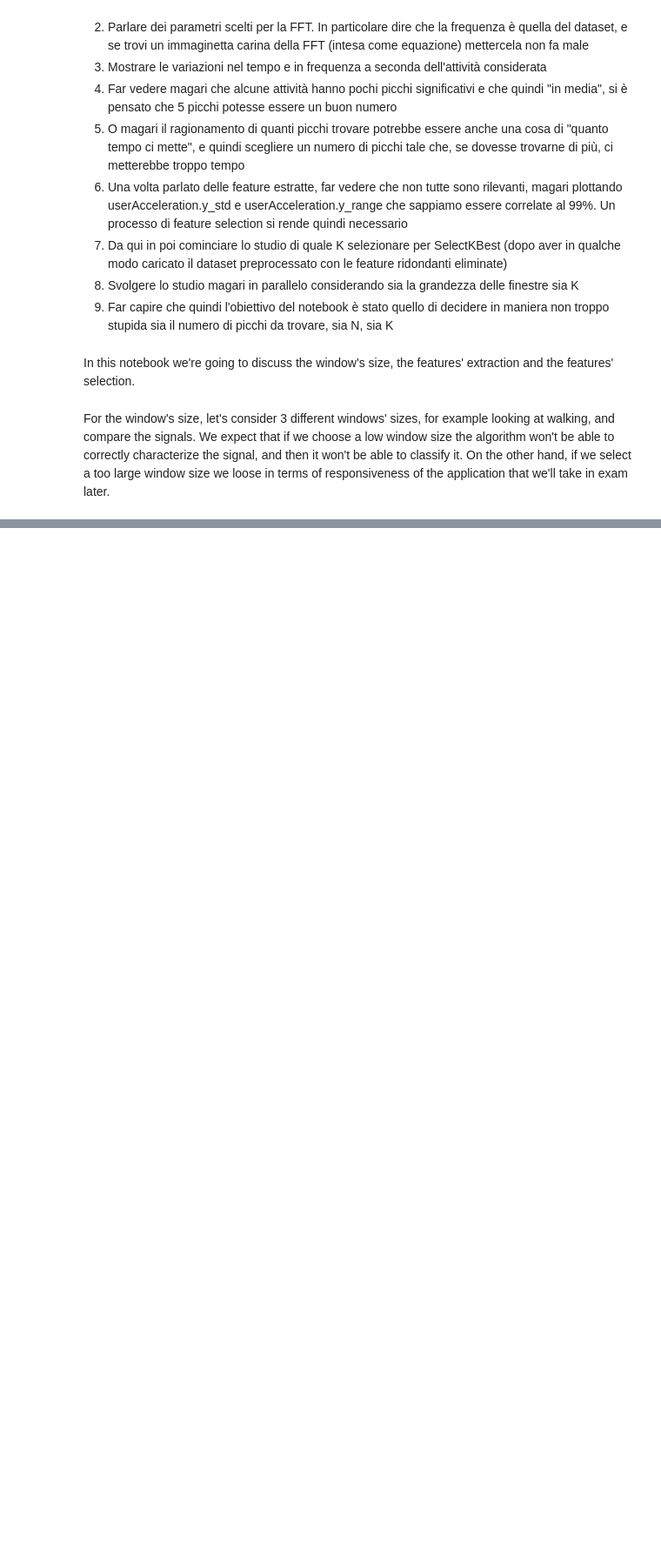
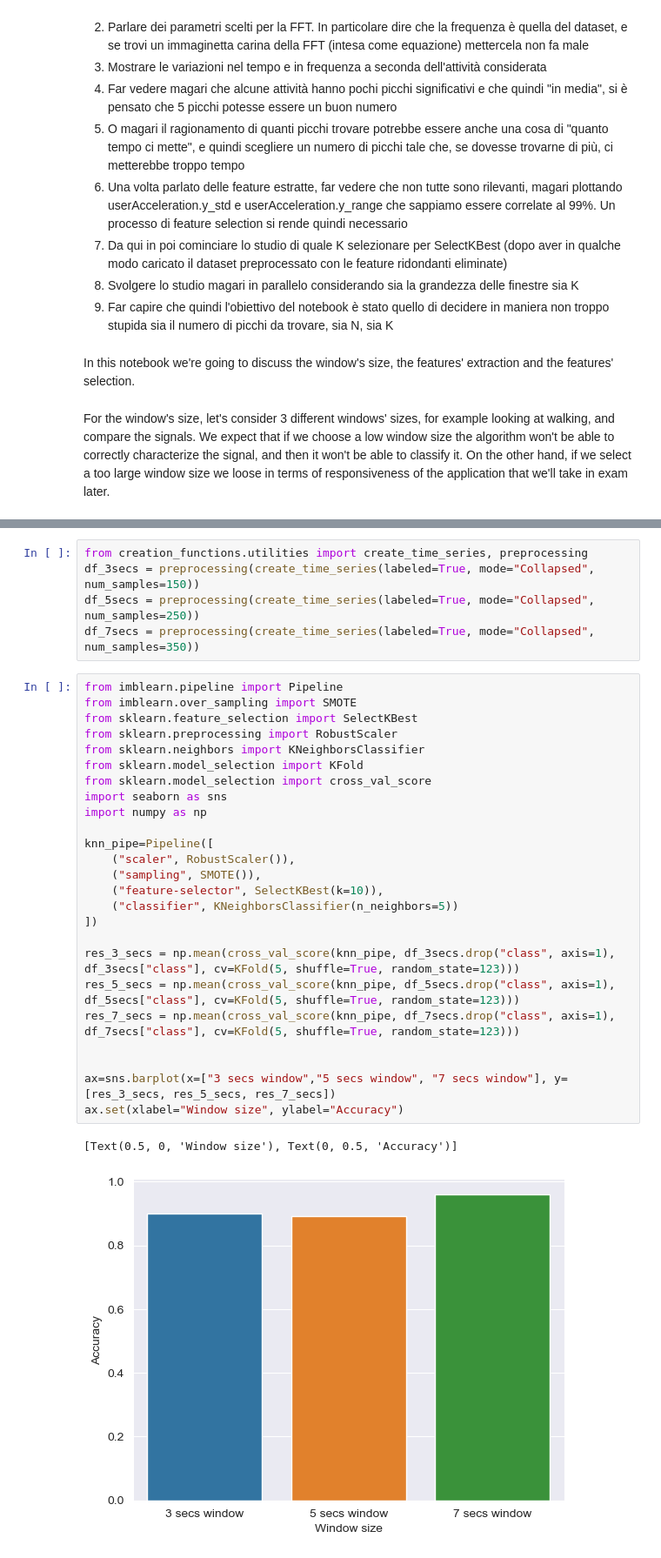
Before and after one commit to Sgazzirro/DataMiningProject, a Jupyter notebook: LavorettiFinali/feature_extraction_and_selection.ipynb, the cells around one changed output, grey strips where cells are left out. Shown at 87% size. Drawn from its saved outputs; the diff is of its cells as text; blank space fills up the shorter version.

```diff
--- a/LavorettiFinali/feature_extraction_and_selection.ipynb
+++ b/LavorettiFinali/feature_extraction_and_selection.ipynb
@@ -74,0 +98,33 @@ For the window's size, let's consider 3 different windows' sizes, for example lo
+# %%
+from creation_functions.utilities import create_time_series, preprocessing
+df_3secs = preprocessing(create_time_series(labeled=True, mode="Collapsed", num_samples=150))
+df_5secs = preprocessing(create_time_series(labeled=True, mode="Collapsed", num_samples=250))
+df_7secs = preprocessing(create_time_series(labeled=True, mode="Collapsed", num_samples=350))
+# %%
+from imblearn.pipeline import Pipeline
+from imblearn.over_sampling import SMOTE
+from sklearn.feature_selection import SelectKBest
+from sklearn.preprocessing import RobustScaler
+from sklearn.neighbors import KNeighborsClassifier
+from sklearn.model_selection import KFold
+from sklearn.model_selection import cross_val_score
+import seaborn as sns
+import numpy as np
+
+knn_pipe=Pipeline([
+    ("scaler", RobustScaler()),
+    ("sampling", SMOTE()),
+    ("feature-selector", SelectKBest(k=10)),
+    ("classifier", KNeighborsClassifier(n_neighbors=5))
+])
+
+res_3_secs = np.mean(cross_val_score(knn_pipe, df_3secs.drop("class", axis=1), df_3secs["class"], cv=KFold(5, shuffle=True, random_state=123)))
+res_5_secs = np.mean(cross_val_score(knn_pipe, df_5secs.drop("class", axis=1), df_5secs["class"], cv=KFold(5, shuffle=True, random_state=123)))
+res_7_secs = np.mean(cross_val_score(knn_pipe, df_7secs.drop("class", axis=1), df_7secs["class"], cv=KFold(5, shuffle=True, random_state=123)))
+
+
+ax=sns.barplot(x=["3 secs window","5 secs window", "7 secs window"], y=[res_3_secs, res_5_secs, res_7_secs])
+ax.set(xlabel="Window size", ylabel="Accuracy")
+# %% [output]
+[Text(0.5, 0, 'Window size'), Text(0, 0.5, 'Accuracy')]
+[figure, added]
```
Also changed, not shown: parts of 6 cells of this notebook, 1 other file.
